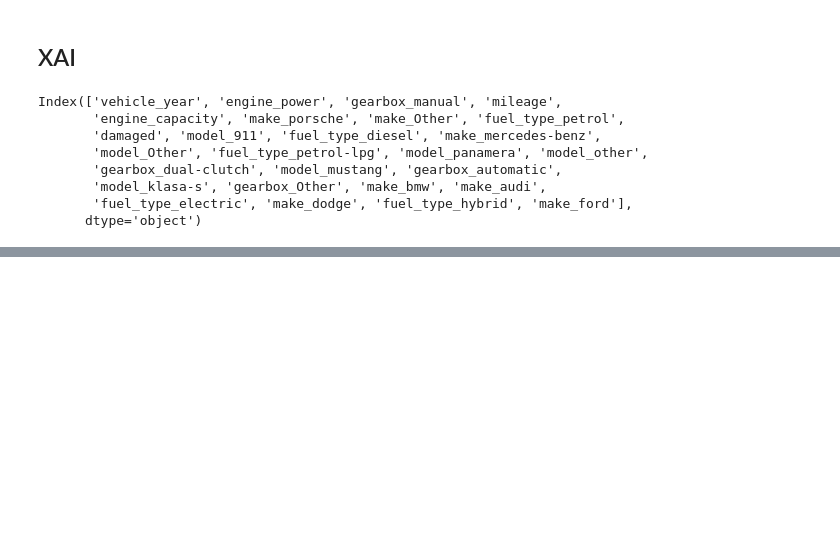
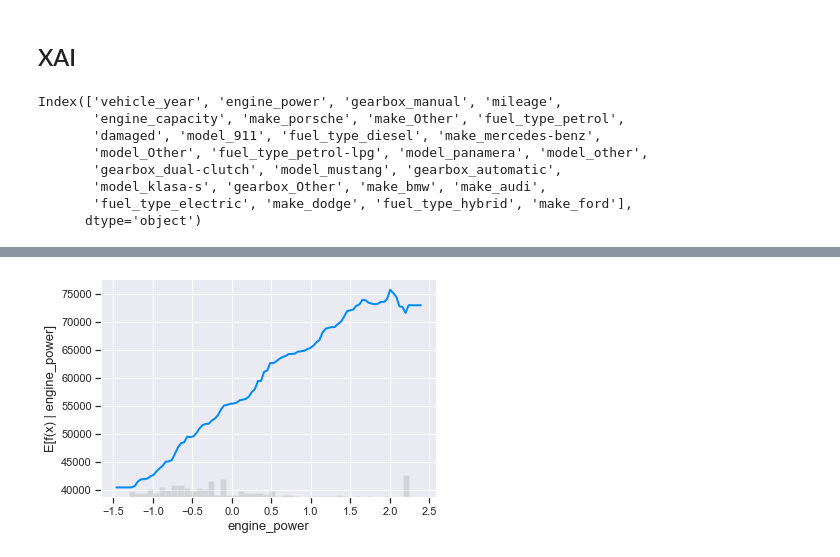
Before and after one commit to boro128/OLX_recruitment_task, a Jupyter notebook: solution.ipynb, the cells around one changed output, grey strips where cells are left out. Cells and saved outputs as stored; diff of their text form; code cells hidden in the pictures; blank space fills up the shorter version.

```diff
--- a/solution.ipynb
+++ b/solution.ipynb
@@ -488,0 +508,9 @@ shap_values.data = standarizer.inverse_transform(shap_values.data[])
+# %%
+shap.partial_dependence_plot(
+    1,
+    model.predict,
+    X,
+    ice=False
+)
+# %% [output]
+[figure, added]
```
Also changed, not shown: parts of 7 cells of this notebook.
